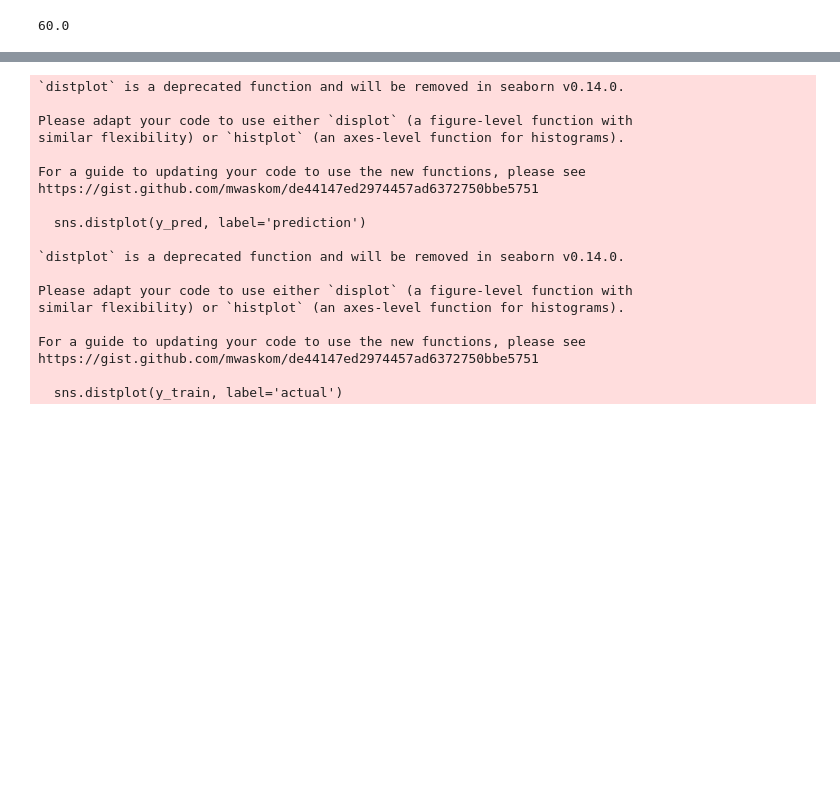
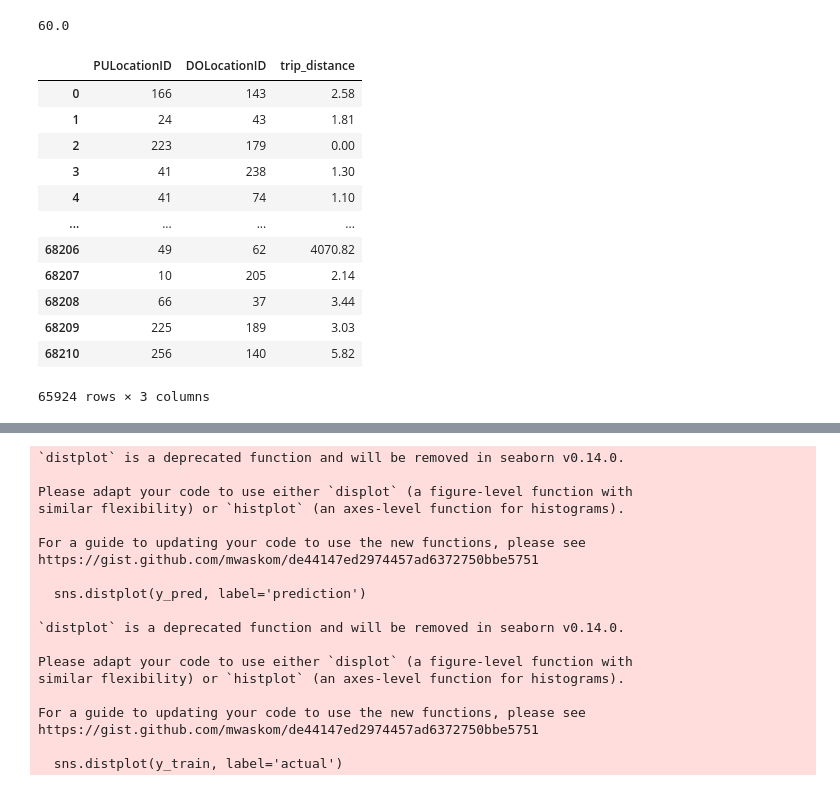
Before and after one commit to ARKA1112/MLOPS_Workshop, a Jupyter notebook: 1_from_mlopszoomcamp.ipynb, the cells around one changed output, grey strips where cells are left out. Saved outputs shown, nothing was run; the diff lists cells and outputs as text; code cells hidden in the pictures; blank space fills up the shorter version.

```diff
--- a/1_from_mlopszoomcamp.ipynb
+++ b/1_from_mlopszoomcamp.ipynb
@@ -70,6 +88,22 @@ df[categorical] = df[categorical].astype(str)
 df.duration.max()
 # %% [output]
 60.0
+# %%
+df[categorical+numerical]
+# %% [output]
+|  | PULocationID | DOLocationID | trip_distance |
+| 0 | 166 | 143 | 2.58 |
+| 1 | 24 | 43 | 1.81 |
+| 2 | 223 | 179 | 0.00 |
+| 3 | 41 | 238 | 1.30 |
+| 4 | 41 | 74 | 1.10 |
+| ... | ... | ... | ... |
+| 68206 | 49 | 62 | 4070.82 |
+| 68207 | 10 | 205 | 2.14 |
+| 68208 | 66 | 37 | 3.44 |
+| 68209 | 225 | 189 | 3.03 |
+| 68210 | 256 | 140 | 5.82 |
+65924 rows × 3 columns
 # %%
 train_dicts = df[categorical + numerical].to_dict(orient='records')
 
```
Also changed, not shown: parts of 11 cells of this notebook, 6 other files.
